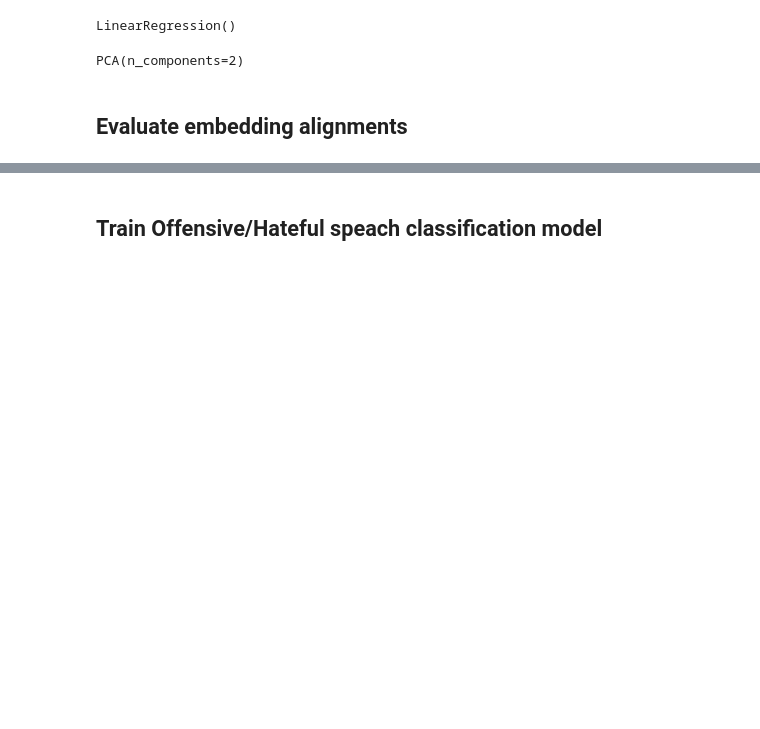
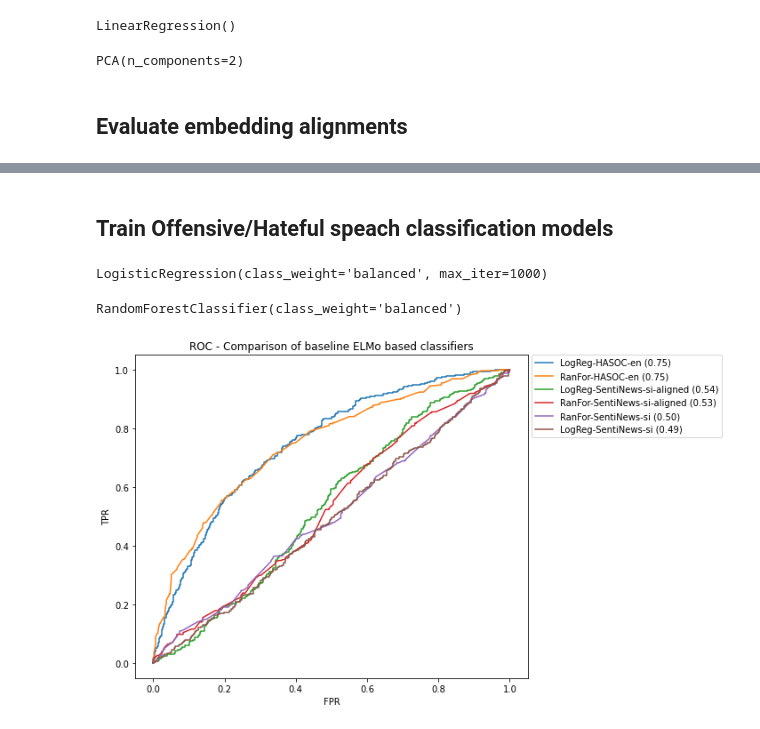
Before and after one commit to arruw/fri-2021-nlp-project, a Jupyter notebook: src/eval-elmo-alignment.ipynb, the cells around one changed output, grey strips where cells are left out. Drawn from its saved outputs; the diff is of its cells as text; code cells hidden in the pictures; blank space fills up the shorter version.

```diff
--- a/src/eval-elmo-alignment.ipynb
+++ b/src/eval-elmo-alignment.ipynb
@@ -141,2 +135,2 @@ plt.savefig("results/eval-elmo-alignment-aligned-embeddings.pdf")
 # %% [markdown]
-## Train Offensive/Hateful speach classification model
+## Train Offensive/Hateful speach classification models
@@ -142,0 +193,10 @@ plt.savefig("results/eval-elmo-alignment-aligned-embeddings.pdf")
+# %%
+logistic_regression = LogisticRegression(class_weight="balanced", max_iter=1000)
+logistic_regression.fit(np.stack(train_en_df["embedding"]), train_en_df["labels"].to_numpy())
+# %% [output]
+LogisticRegression(class_weight='balanced', max_iter=1000)
+# %%
+random_forest = RandomForestClassifier(class_weight="balanced")
+random_forest.fit(np.stack(train_en_df["embedding"]), train_en_df["labels"].to_numpy())
+# %% [output]
+RandomForestClassifier(class_weight='balanced')
@@ -142,0 +206,44 @@ plt.savefig("results/eval-elmo-alignment-aligned-embeddings.pdf")
+# %%
+def eval_model(model, X, y_true):
+    # np.stack(data_df["embedding"])
+    y_hat = model.predict(X)
+    p_hat = model.predict_proba(X)
+
+    assert model.classes_[0] == "HOF"
+    p_hat = p_hat[:,0]
+
+    f1 = sklearn.metrics.f1_score(y_true, y_hat, pos_label="HOF")
+    precision = sklearn.metrics.precision_score(y_true, y_hat, pos_label="HOF")
+    recall = sklearn.metrics.recall_score(y_true, y_hat, pos_label="HOF")
+    fpr, tpr, t = sklearn.metrics.roc_curve(y_true, p_hat, pos_label="HOF")
+    roc_auc = sklearn.metrics.auc(fpr, tpr)
+
+    return f1, precision, recall, roc_auc, fpr, tpr
+# %%
+eval_models = [
+    ("LogReg-HASOC-en",             logistic_regression,    np.stack(test_en_df["embedding"]),              test_en_df["labels"]),
+    ("LogReg-SentiNews-si",         logistic_regression,    np.stack(test_si_df["embedding"]),              test_si_df["labels"]),
+    ("LogReg-SentiNews-si-aligned", logistic_regression,    np.stack(test_si_df["embedding_aligned"]),      test_si_df["labels"]),
+
+    ("RanFor-HASOC-en",             random_forest,          np.stack(test_en_df["embedding"]),              test_en_df["labels"]),
+    ("RanFor-SentiNews-si",         random_forest,          np.stack(test_si_df["embedding"]),              test_si_df["labels"]),
+    ("RanFor-SentiNews-si-aligned", random_forest,          np.stack(test_si_df["embedding_aligned"]),      test_si_df["labels"]),
+]
+
+results = []
+
+for model_name, model, X, y_true in eval_models:
+    f1, precision, recall, roc_auc, fpr, tpr = eval_model(model, X, y_true)
+    results += [(model_name, f1, precision, recall, roc_auc, fpr, tpr)]
+# %%
+plt.figure(figsize=(10,6))
+for model_name, f1, precision, recall, roc_auc, fpr, tpr in sorted(results, key=lambda x: x[4], reverse=True):
+    plt.plot(fpr, tpr, label=f"{model_name} ({roc_auc:.2f})")
+plt.xlabel("FPR")
+plt.ylabel("TPR")
+plt.title("ROC - Comparison of baseline ELMo based classifiers")
+plt.legend(bbox_to_anchor=(1.01, 1), borderaxespad=0, ncol=1)
+plt.tight_layout()
+plt.savefig("results/eval-elmo-alignment-rocs.pdf")
+# %% [output]
+[figure, added]
```
Also changed, not shown: parts of 14 cells of this notebook, 6 other files.
